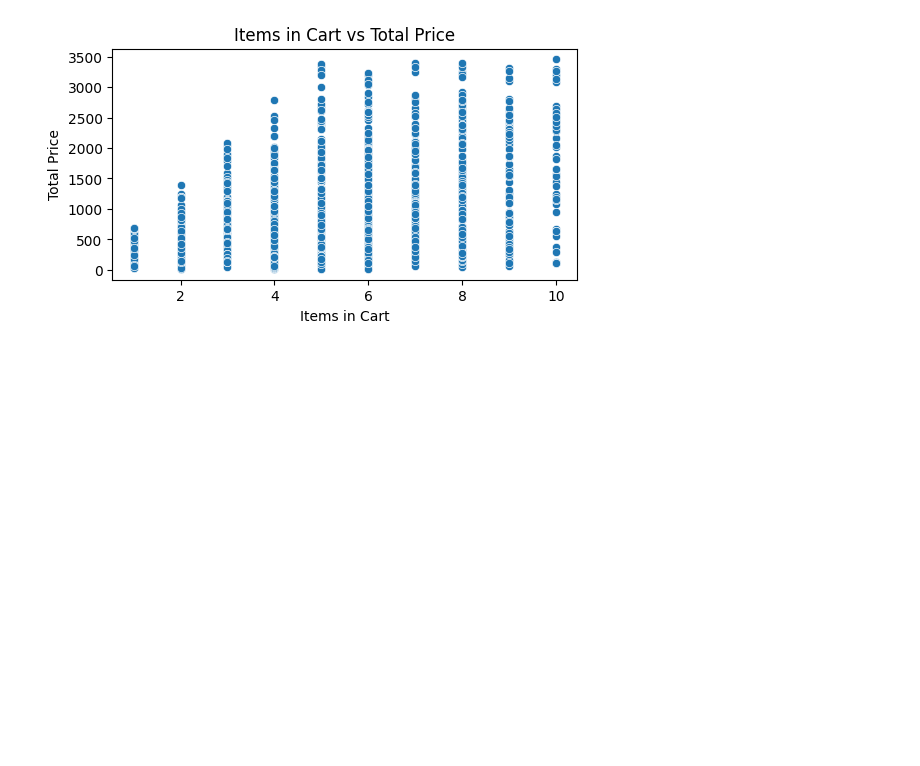
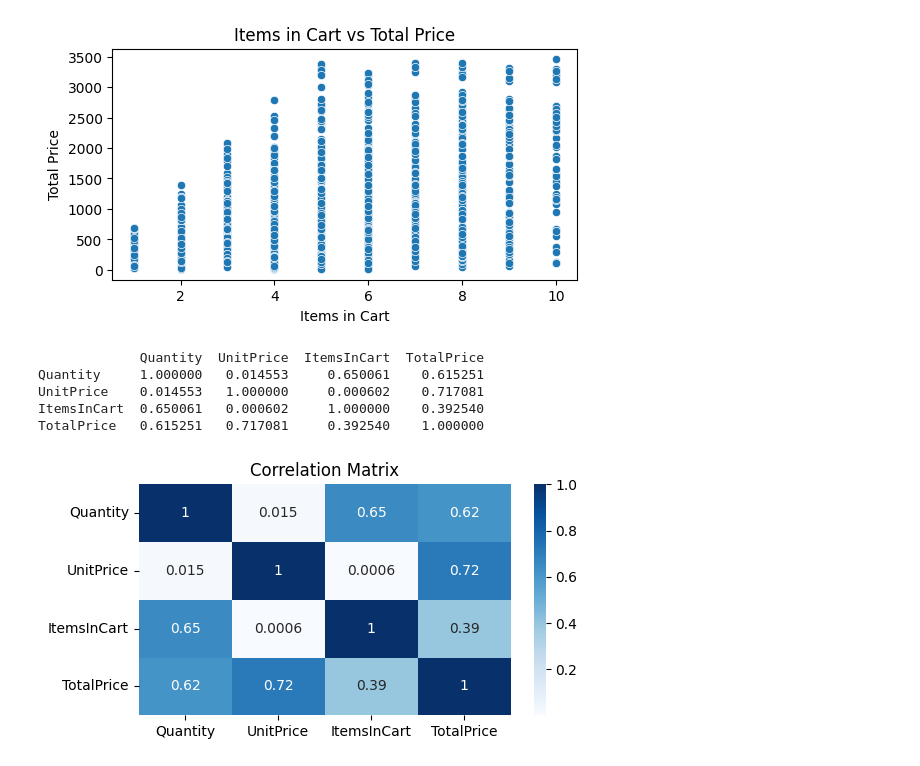
Before and after one commit to Pratham1257/-DecodeLabs-Internship, a Jupyter notebook: Project 2/Task 2.ipynb, the cells around one changed output. Cells and saved outputs as stored; diff of their text form; code cells hidden in the pictures; blank space fills up the shorter version.

```diff
--- a/Project 2/Task 2.ipynb
+++ b/Project 2/Task 2.ipynb
@@ -328,3 +328,19 @@ plt.ylabel('Total Price')
 plt.show()
 # %% [output]
 [figure]
+# %%
+cor = df[['Quantity','UnitPrice','ItemsInCart','TotalPrice']].corr()
+print(cor)
+# %% [output]
+             Quantity  UnitPrice  ItemsInCart  TotalPrice
+Quantity     1.000000   0.014553     0.650061    0.615251
+UnitPrice    0.014553   1.000000     0.000602    0.717081
+ItemsInCart  0.650061   0.000602     1.000000    0.392540
+TotalPrice   0.615251   0.717081     0.392540    1.000000
+# %%
+plt.figure(figsize=(6,3))
+sns.heatmap( cor,annot=True,cmap='Blues')
+plt.title('Correlation Matrix')
+plt.show()
+# %% [output]
+[figure, added]
```
